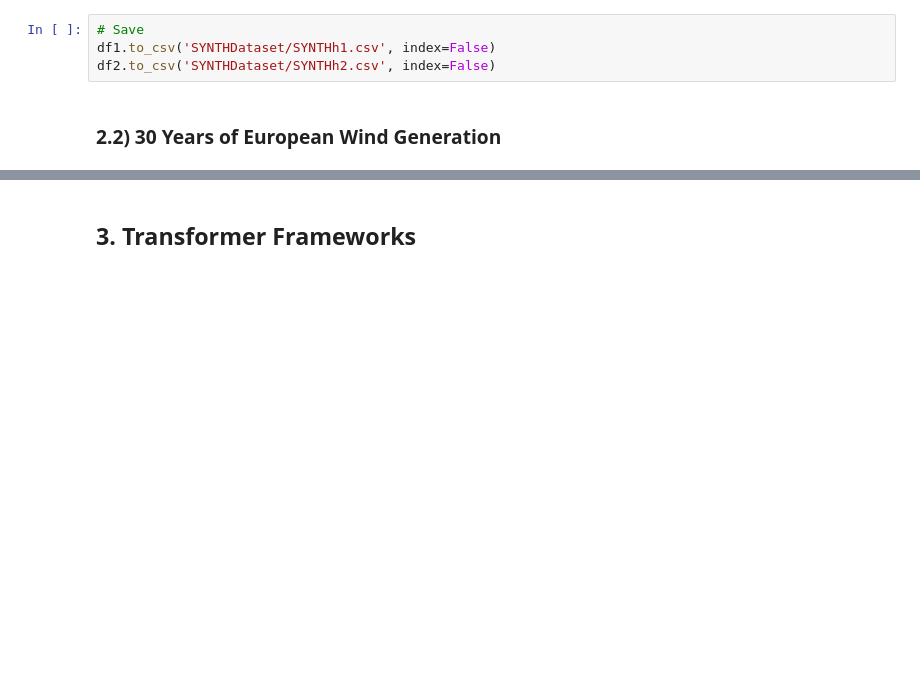
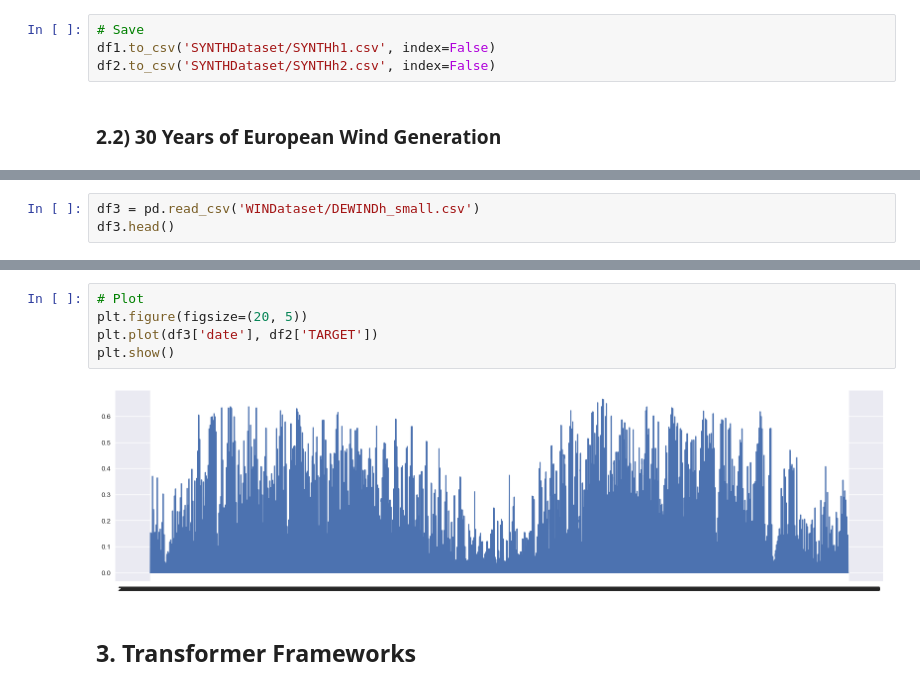
Before and after one commit to anasashb/TransformersEnergyTS, a Jupyter notebook: prototype.ipynb, the cells around one changed output, grey strips where cells are left out. Drawn from its saved outputs; the diff is of its cells as text; blank space fills up the shorter version.

```diff
--- a/prototype.ipynb
+++ b/prototype.ipynb
@@ -129,0 +134,3 @@ df2.to_csv('SYNTHDataset/SYNTHh2.csv', index=False)
+# %%
+df3 = pd.read_csv('WINDataset/DEWINDh_small.csv')
+df3.head()
@@ -130,3 +157,10 @@ df2.to_csv('SYNTHDataset/SYNTHh2.csv', index=False)
+# %%
+# Plot
+plt.figure(figsize=(20, 5))
+plt.plot(df3['date'], df2['TARGET'])
+plt.show()
+# %% [output]
+[figure, added]
 # %% [markdown]
 ## **3. Transformer Frameworks**
 # %% [markdown]
```
Also changed, not shown: parts of 5 cells of this notebook, 3 other files.
